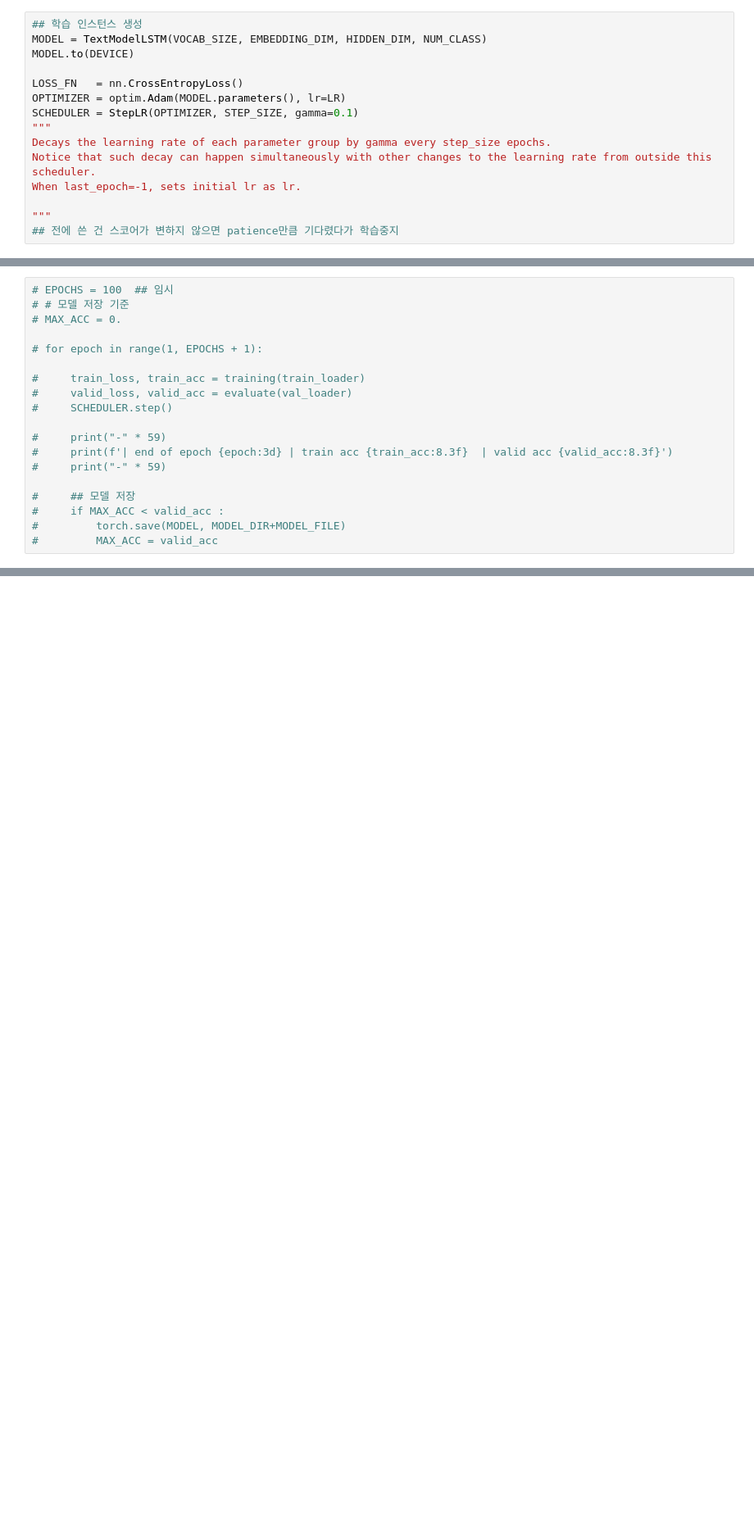
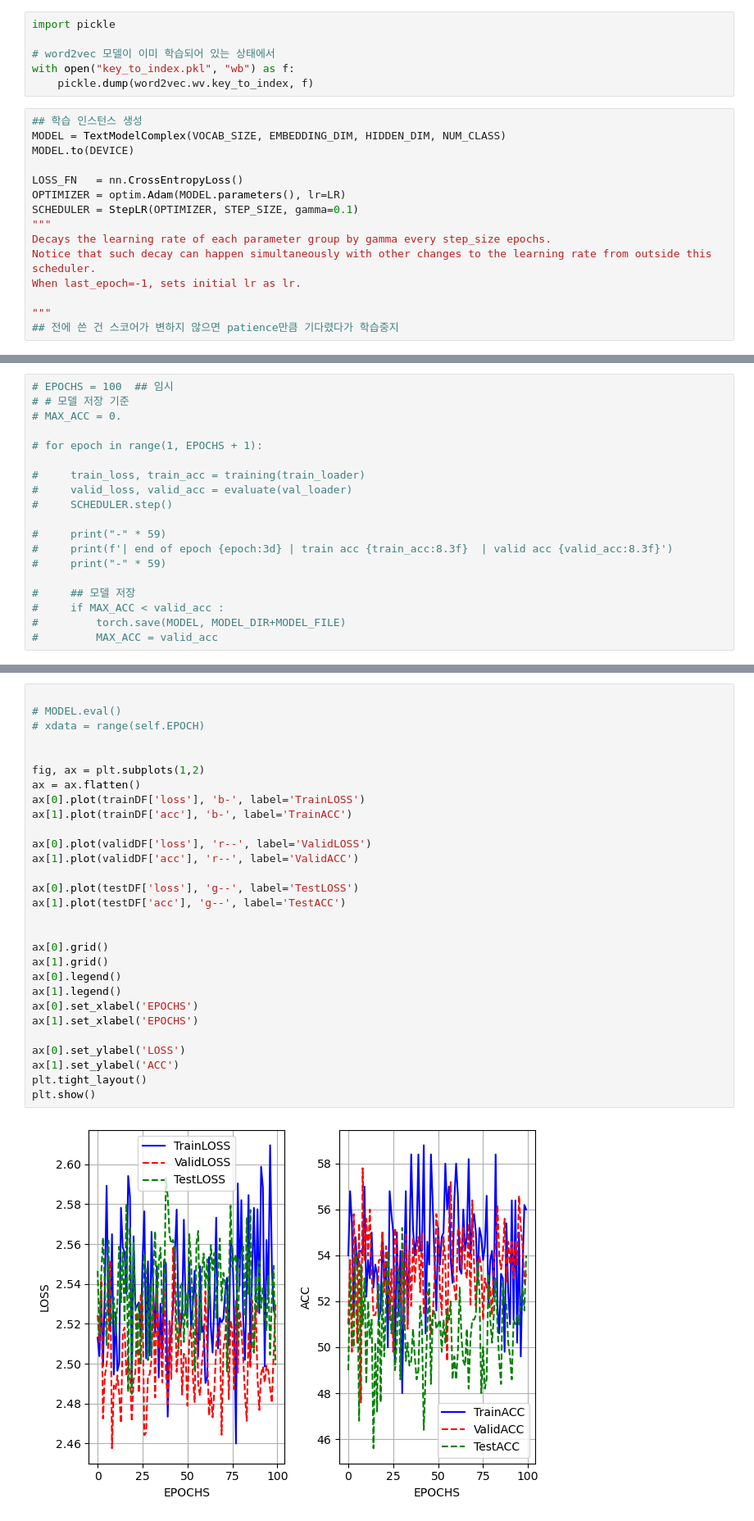
Before and after one commit to matdongsan5/ML, a Jupyter notebook: NLP/PROJECT_NLP/prepro2 copy.ipynb, the cells around one changed output, grey strips where cells are left out. Shown at 82% size. Saved outputs shown, nothing was run; the diff lists cells and outputs as text; blank space fills up the shorter version.

```diff
--- a/NLP/PROJECT_NLP/prepro2 copy.ipynb
+++ b/NLP/PROJECT_NLP/prepro2 copy.ipynb
@@ -542,9 +495,15 @@ HIDDEN_DIM      = 128
 VOCAB_SIZE      = len(word2vec.wv.key_to_index)
 
 DEVICE = torch.device("cuda" if torch.cuda.is_available() else "cpu")
+# %%
+import pickle
+
+# word2vec 모델이 이미 학습되어 있는 상태에서
+with open("key_to_index.pkl", "wb") as f:
+    pickle.dump(word2vec.wv.key_to_index, f)
 # %%
 ## 학습 인스턴스 생성
-MODEL = TextModelLSTM(VOCAB_SIZE, EMBEDDING_DIM, HIDDEN_DIM, NUM_CLASS)
+MODEL = TextModelComplex(VOCAB_SIZE, EMBEDDING_DIM, HIDDEN_DIM, NUM_CLASS)
 MODEL.to(DEVICE)
 
 LOSS_FN   = nn.CrossEntropyLoss()
@@ -686,0 +716,31 @@ TypeError: forward() takes 2 positional arguments but 3 were given
+# %%
+
+# MODEL.eval()
+# xdata = range(self.EPOCH)
+
+
+fig, ax = plt.subplots(1,2)
+ax = ax.flatten()
+ax[0].plot(trainDF['loss'], 'b-', label='TrainLOSS')
+ax[1].plot(trainDF['acc'], 'b-', label='TrainACC')
+
+ax[0].plot(validDF['loss'], 'r--', label='ValidLOSS')
+ax[1].plot(validDF['acc'], 'r--', label='ValidACC')
+
+ax[0].plot(testDF['loss'], 'g--', label='TestLOSS')
+ax[1].plot(testDF['acc'], 'g--', label='TestACC')
+
+
+ax[0].grid()
+ax[1].grid()
+ax[0].legend()
+ax[1].legend()
+ax[0].set_xlabel('EPOCHS')
+ax[1].set_xlabel('EPOCHS')
+
+ax[0].set_ylabel('LOSS')
+ax[1].set_ylabel('ACC')
+plt.tight_layout()
+plt.show()
+# %% [output]
+[figure, added]
```
Also changed, not shown: parts of 15 cells of this notebook, 50 other files.
